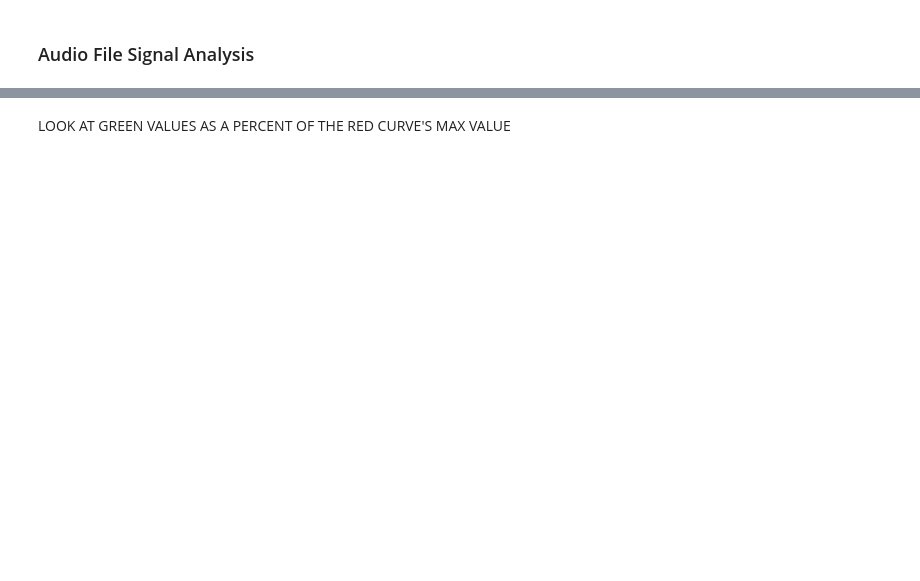
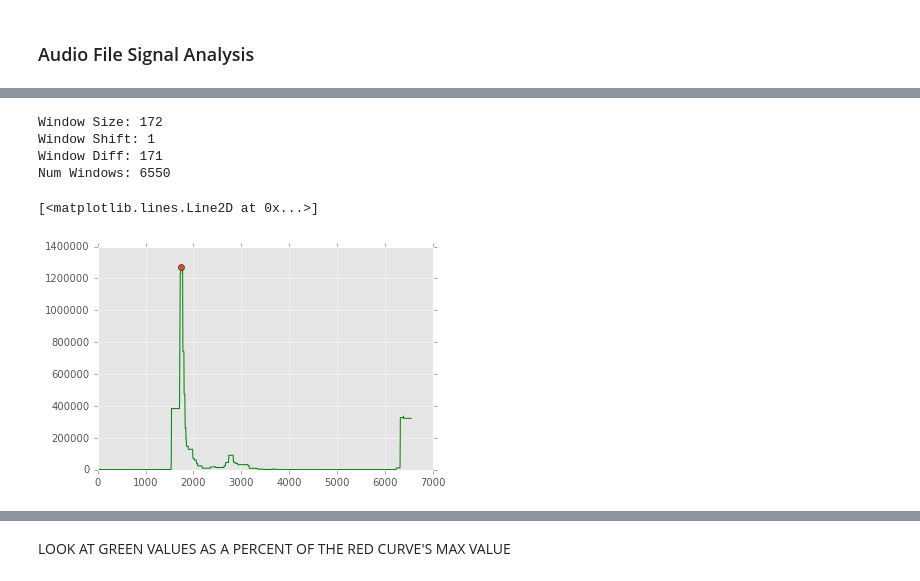
Before and after one commit to SMU-Ubicomp-Lab/OpenSpirometryAnalysis, a Jupyter notebook: AlgorithmDevelopment.ipynb, the cells around one changed output, grey strips where cells are left out. Saved outputs shown, nothing was run; the diff lists cells and outputs as text; code cells hidden in the pictures; blank space fills up the shorter version.

Commit message:
Fixing highlighted points on energy graph

```diff
--- a/AlgorithmDevelopment.ipynb
+++ b/AlgorithmDevelopment.ipynb
@@ -209,34 +244,42 @@ print "Max Energy occurs at: ", index_to_time(max_loc, sampling_rate_columns)
 # Windowed min function to flatten the curve
 window_size = sampling_rate_columns/2
 # Window size is 1/2 of a second
 window_shift = 1
 window_diff = window_size - window_shift
 
 print "Window Size:", window_size
 print "Window Shift:", window_shift
 print "Window Diff:", window_diff
 
 num_windows = int(np.ceil(len(energy) - (window_size - window_shift))/float(window_shift))
 
 min_values = np.zeros(num_windows)
 
 print "Num Windows:", num_windows
 
 for i in range(num_windows):
     window_start = i * window_shift
     window_end = window_start + window_size
 
     if window_end > len(energy):
         min_values[i] = min(energy[window_start:])
     else:
         min_values[i] = min(energy[window_start:window_end])
 
 
 plt.plot(min_values, "g")
 
 max_loc = np.argmax(energy)
+max_min_loc = np.argmax(min_values)
 
-plt.plot(max_loc, max(min_values), 'o')
+plt.plot(max_min_loc, max(min_values), 'o')
+# %% [output]
+Window Size: 172
+Window Shift: 1
+Window Diff: 171
+Num Windows: 6550
+[<matplotlib.lines.Line2D at 0x...>]
+[figure, added]
 # %%
 slope_threshold = 5.0
 max_effort_length = 10.0
```
Also changed, not shown: parts of 14 cells of this notebook.
